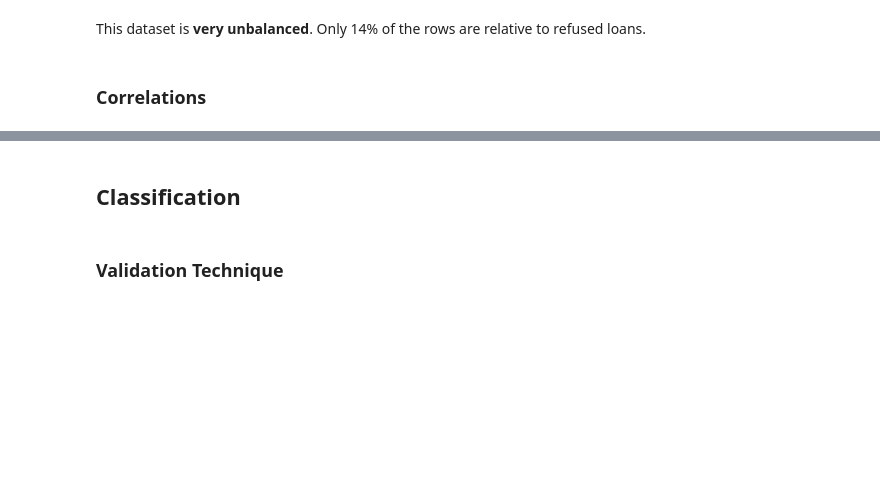
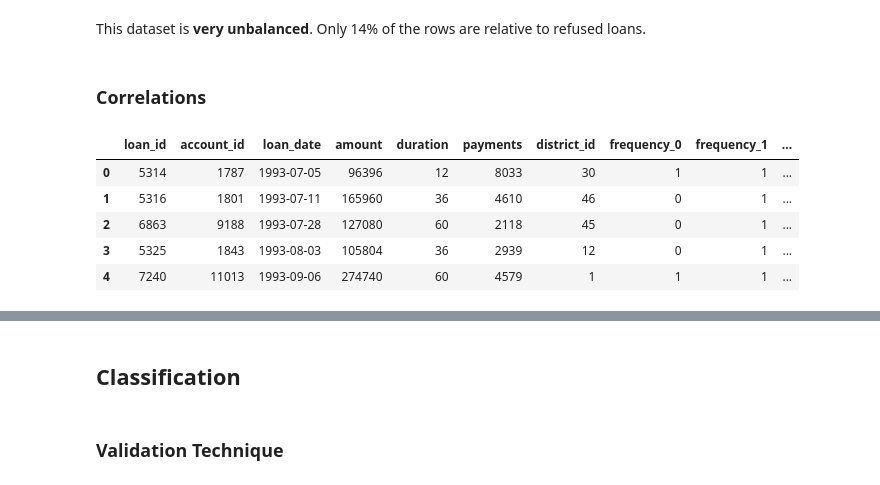
Before and after one commit to Diogogrosario/FEUP-AC, a Jupyter notebook: AC_proj.ipynb, the cells around one changed output, grey strips where cells are left out. Drawn from its saved outputs; the diff is of its cells as text; code cells hidden in the pictures; blank space fills up the shorter version.

```diff
--- a/AC_proj.ipynb
+++ b/AC_proj.ipynb
@@ -546,0 +622,10 @@ df_loans_accounts = df_loans
+# %%
+df_loans_accounts = pd.merge(df_loans, df_accounts, on="account_id", how="left")
+df_loans_accounts.head()
+# %% [output]
+|  | loan_id | account_id | loan_date | amount | duration | payments | district_id | frequency_0 | frequency_1 | ... |
+| 0 | 5314 | 1787 | 1993-07-05 | 96396 | 12 | 8033 | 30 | 1 | 1 | ... |
+| 1 | 5316 | 1801 | 1993-07-11 | 165960 | 36 | 4610 | 46 | 0 | 1 | ... |
+| 2 | 6863 | 9188 | 1993-07-28 | 127080 | 60 | 2118 | 45 | 0 | 1 | ... |
+| 3 | 5325 | 1843 | 1993-08-03 | 105804 | 36 | 2939 | 12 | 0 | 1 | ... |
+| 4 | 7240 | 11013 | 1993-09-06 | 274740 | 60 | 4579 | 1 | 1 | 1 | ... |
```
Also changed, not shown: parts of 13 cells of this notebook.
